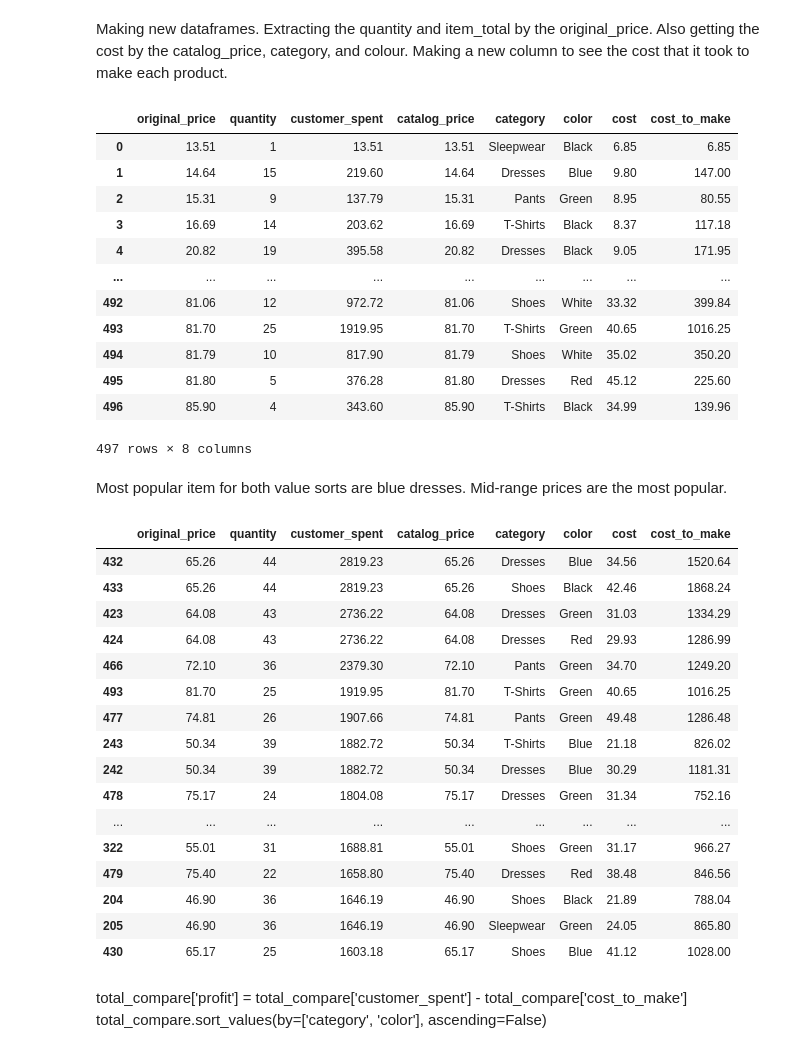
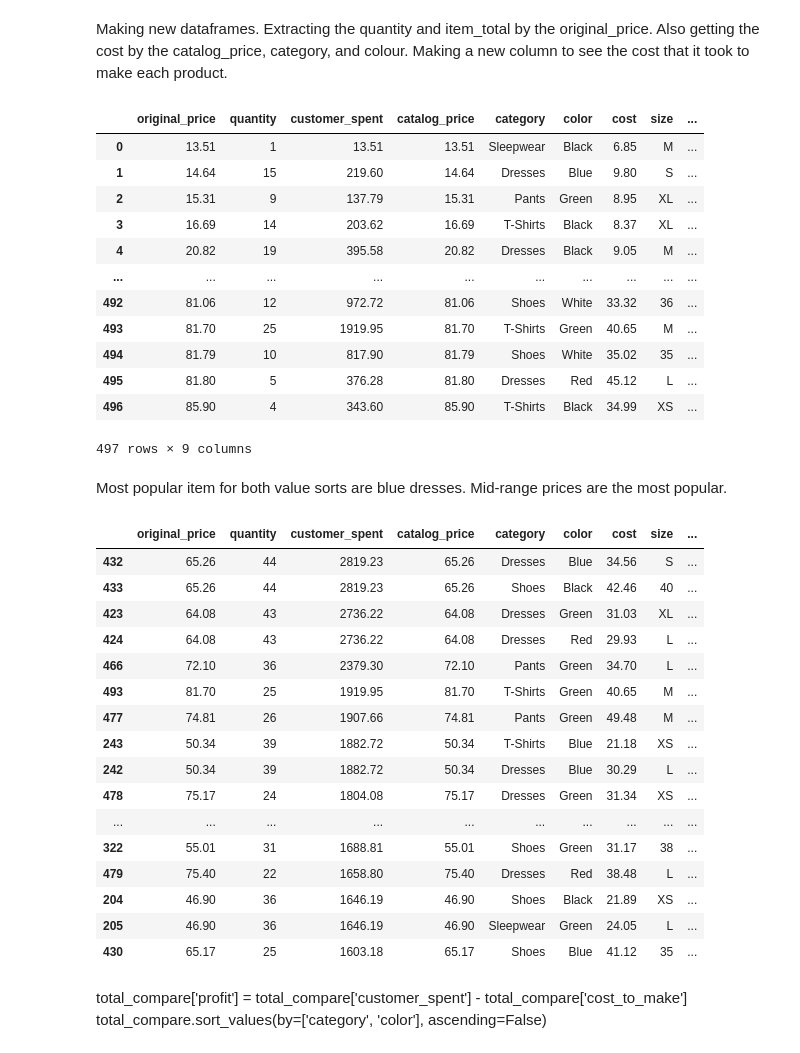
Before and after one commit to tanishasikder/Europe-Fashion, a Jupyter notebook: Business Logic/description.ipynb, the cells around one changed output. Cells and saved outputs as stored; diff of their text form; code cells hidden in the pictures.

```diff
--- a/Business Logic/description.ipynb
+++ b/Business Logic/description.ipynb
@@ -367,60 +367,61 @@ Making new dataframes. Extracting the quantity and item_total by the original_pr
 # %%
 sales_sum = sales_items.groupby('original_price').agg(
     quantity = ('quantity', 'sum'),
     customer_spent =('item_total', 'sum')
 ).reset_index()
 
 product_sum = products.groupby(['catalog_price', 'category', 'color']).agg(
-    cost = ('cost_price', 'sum')
+    cost = ('cost_price', 'sum'),
+    size = ('size', 'first')
 ).reset_index()
 
 product_compare = pd.merge(
     sales_sum,
     product_sum,
     left_on='original_price',
     right_on='catalog_price',
     how='left'
 )
 
 product_compare['cost_to_make'] = product_compare['cost'] * product_compare['quantity']
 
 product_compare
 # %% [output]
-|  | original_price | quantity | customer_spent | catalog_price | category | color | cost | cost_to_make |
-| 0 | 13.51 | 1 | 13.51 | 13.51 | Sleepwear | Black | 6.85 | 6.85 |
-| 1 | 14.64 | 15 | 219.60 | 14.64 | Dresses | Blue | 9.80 | 147.00 |
-| 2 | 15.31 | 9 | 137.79 | 15.31 | Pants | Green | 8.95 | 80.55 |
-| 3 | 16.69 | 14 | 203.62 | 16.69 | T-Shirts | Black | 8.37 | 117.18 |
-| 4 | 20.82 | 19 | 395.58 | 20.82 | Dresses | Black | 9.05 | 171.95 |
-| ... | ... | ... | ... | ... | ... | ... | ... | ... |
-| 492 | 81.06 | 12 | 972.72 | 81.06 | Shoes | White | 33.32 | 399.84 |
-| 493 | 81.70 | 25 | 1919.95 | 81.70 | T-Shirts | Green | 40.65 | 1016.25 |
-| 494 | 81.79 | 10 | 817.90 | 81.79 | Shoes | White | 35.02 | 350.20 |
-| 495 | 81.80 | 5 | 376.28 | 81.80 | Dresses | Red | 45.12 | 225.60 |
-| 496 | 85.90 | 4 | 343.60 | 85.90 | T-Shirts | Black | 34.99 | 139.96 |
+|  | original_price | quantity | customer_spent | catalog_price | category | color | cost | size | ... |
+| 0 | 13.51 | 1 | 13.51 | 13.51 | Sleepwear | Black | 6.85 | M | ... |
+| 1 | 14.64 | 15 | 219.60 | 14.64 | Dresses | Blue | 9.80 | S | ... |
+| 2 | 15.31 | 9 | 137.79 | 15.31 | Pants | Green | 8.95 | XL | ... |
+| 3 | 16.69 | 14 | 203.62 | 16.69 | T-Shirts | Black | 8.37 | XL | ... |
+| 4 | 20.82 | 19 | 395.58 | 20.82 | Dresses | Black | 9.05 | M | ... |
+| ... | ... | ... | ... | ... | ... | ... | ... | ... | ... |
+| 492 | 81.06 | 12 | 972.72 | 81.06 | Shoes | White | 33.32 | 36 | ... |
+| 493 | 81.70 | 25 | 1919.95 | 81.70 | T-Shirts | Green | 40.65 | M | ... |
+| 494 | 81.79 | 10 | 817.90 | 81.79 | Shoes | White | 35.02 | 35 | ... |
+| 495 | 81.80 | 5 | 376.28 | 81.80 | Dresses | Red | 45.12 | L | ... |
+| 496 | 85.90 | 4 | 343.60 | 85.90 | T-Shirts | Black | 34.99 | XS | ... |
-497 rows × 8 columns
+497 rows × 9 columns
 # %% [markdown]
 Most popular item for both value sorts are blue dresses. Mid-range prices are the most popular.
 # %%
 product_compare.sort_values(by='customer_spent', ascending=False).head(20)
 # %% [output]
-|  | original_price | quantity | customer_spent | catalog_price | category | color | cost | cost_to_make |
-| 432 | 65.26 | 44 | 2819.23 | 65.26 | Dresses | Blue | 34.56 | 1520.64 |
-| 433 | 65.26 | 44 | 2819.23 | 65.26 | Shoes | Black | 42.46 | 1868.24 |
-| 423 | 64.08 | 43 | 2736.22 | 64.08 | Dresses | Green | 31.03 | 1334.29 |
-| 424 | 64.08 | 43 | 2736.22 | 64.08 | Dresses | Red | 29.93 | 1286.99 |
-| 466 | 72.10 | 36 | 2379.30 | 72.10 | Pants | Green | 34.70 | 1249.20 |
-| 493 | 81.70 | 25 | 1919.95 | 81.70 | T-Shirts | Green | 40.65 | 1016.25 |
-| 477 | 74.81 | 26 | 1907.66 | 74.81 | Pants | Green | 49.48 | 1286.48 |
-| 243 | 50.34 | 39 | 1882.72 | 50.34 | T-Shirts | Blue | 21.18 | 826.02 |
-| 242 | 50.34 | 39 | 1882.72 | 50.34 | Dresses | Blue | 30.29 | 1181.31 |
-| 478 | 75.17 | 24 | 1804.08 | 75.17 | Dresses | Green | 31.34 | 752.16 |
-| ... | ... | ... | ... | ... | ... | ... | ... | ... |
-| 322 | 55.01 | 31 | 1688.81 | 55.01 | Shoes | Green | 31.17 | 966.27 |
-| 479 | 75.40 | 22 | 1658.80 | 75.40 | Dresses | Red | 38.48 | 846.56 |
-| 204 | 46.90 | 36 | 1646.19 | 46.90 | Shoes | Black | 21.89 | 788.04 |
-| 205 | 46.90 | 36 | 1646.19 | 46.90 | Sleepwear | Green | 24.05 | 865.80 |
-| 430 | 65.17 | 25 | 1603.18 | 65.17 | Shoes | Blue | 41.12 | 1028.00 |
+|  | original_price | quantity | customer_spent | catalog_price | category | color | cost | size | ... |
+| 432 | 65.26 | 44 | 2819.23 | 65.26 | Dresses | Blue | 34.56 | S | ... |
+| 433 | 65.26 | 44 | 2819.23 | 65.26 | Shoes | Black | 42.46 | 40 | ... |
+| 423 | 64.08 | 43 | 2736.22 | 64.08 | Dresses | Green | 31.03 | XL | ... |
+| 424 | 64.08 | 43 | 2736.22 | 64.08 | Dresses | Red | 29.93 | L | ... |
+| 466 | 72.10 | 36 | 2379.30 | 72.10 | Pants | Green | 34.70 | L | ... |
+| 493 | 81.70 | 25 | 1919.95 | 81.70 | T-Shirts | Green | 40.65 | M | ... |
+| 477 | 74.81 | 26 | 1907.66 | 74.81 | Pants | Green | 49.48 | M | ... |
+| 243 | 50.34 | 39 | 1882.72 | 50.34 | T-Shirts | Blue | 21.18 | XS | ... |
+| 242 | 50.34 | 39 | 1882.72 | 50.34 | Dresses | Blue | 30.29 | L | ... |
+| 478 | 75.17 | 24 | 1804.08 | 75.17 | Dresses | Green | 31.34 | XS | ... |
+| ... | ... | ... | ... | ... | ... | ... | ... | ... | ... |
+| 322 | 55.01 | 31 | 1688.81 | 55.01 | Shoes | Green | 31.17 | 38 | ... |
+| 479 | 75.40 | 22 | 1658.80 | 75.40 | Dresses | Red | 38.48 | L | ... |
+| 204 | 46.90 | 36 | 1646.19 | 46.90 | Shoes | Black | 21.89 | XS | ... |
+| 205 | 46.90 | 36 | 1646.19 | 46.90 | Sleepwear | Green | 24.05 | L | ... |
+| 430 | 65.17 | 25 | 1603.18 | 65.17 | Shoes | Blue | 41.12 | 35 | ... |
 # %% [markdown]
 total_compare['profit'] = total_compare['customer_spent'] - total_compare['cost_to_make']
 total_compare.sort_values(by=['category', 'color'], ascending=False)
```
Also changed, not shown: parts of 2 cells of this notebook, 1 other file.
